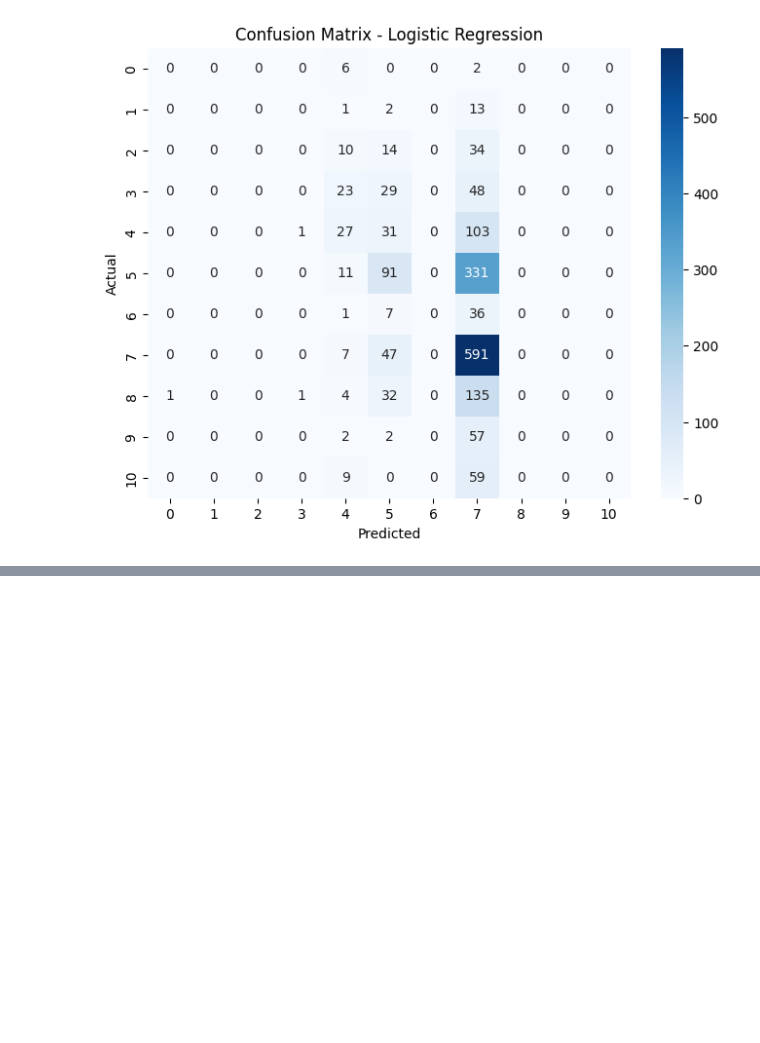
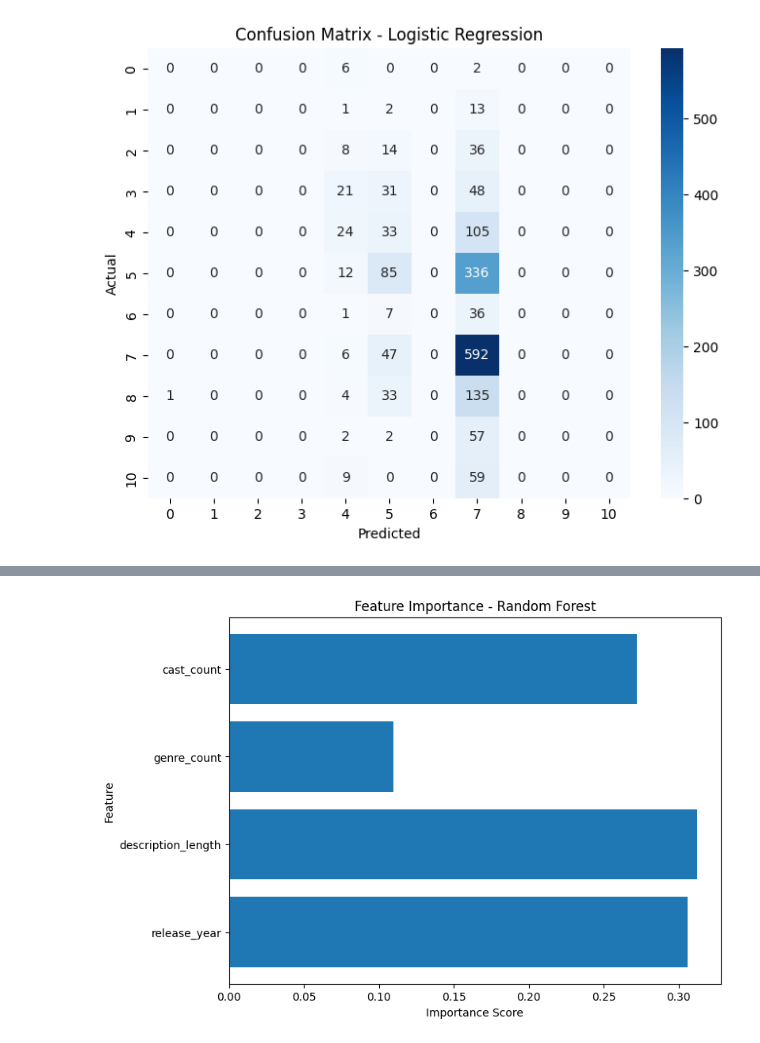
Before and after one commit to amollica-analytics/my-final-project, a Jupyter notebook: final_project_draft.ipynb, the cells around one changed output, grey strips where cells are left out. Saved outputs shown, nothing was run; the diff lists cells and outputs as text; code cells hidden in the pictures; blank space fills up the shorter version.

```diff
--- a/final_project_draft.ipynb
+++ b/final_project_draft.ipynb
@@ -237,8 +346,7 @@ from sklearn.metrics import accuracy_score, classification_report
 
 model1 = LogisticRegression(
     max_iter=1000,
-    solver='lbfgs',
-    multi_class='auto'
+    solver='lbfgs'
 )
 model1.fit(X_train, y_train)
 
@@ -376,0 +433,28 @@ One area where additional guidance would be helpful is determining whether group
+# %%
+from sklearn.model_selection import GridSearchCV
+
+param_grid = {
+    "n_estimators":[100,200],
+    "max_depth":[10,20,None],
+    "min_samples_split":[2,5]
+}
+
+rf = RandomForestClassifier(random_state=42)
+
+grid_search = GridSearchCV(
+    rf,
+    param_grid,
+    cv=3,
+    n_jobs=-1
+)
+
+grid_search.fit(X_train, y_train)
+
+print("Best Parameters:", grid_search.best_params_)
+
+best_rf = grid_search.best_estimator_
+
+y_pred_rf_opt = best_rf.predict(X_test)
+
+print("Optimized Accuracy:", accuracy_score(y_test, y_pred_rf_opt))
+print(classification_report(y_test, y_pred_rf_opt))
@@ -376,0 +481,15 @@ One area where additional guidance would be helpful is determining whether group
+# %%
+importances = best_rf.feature_importances_
+
+feature_names = features
+
+plt.figure(figsize=(8,6))
+plt.barh(feature_names, importances)
+
+plt.title("Feature Importance - Random Forest")
+plt.xlabel("Importance Score")
+plt.ylabel("Feature")
+
+plt.show()
+# %% [output]
+[figure, added]
```
Also changed, not shown: parts of 34 cells of this notebook, 1 other file.
